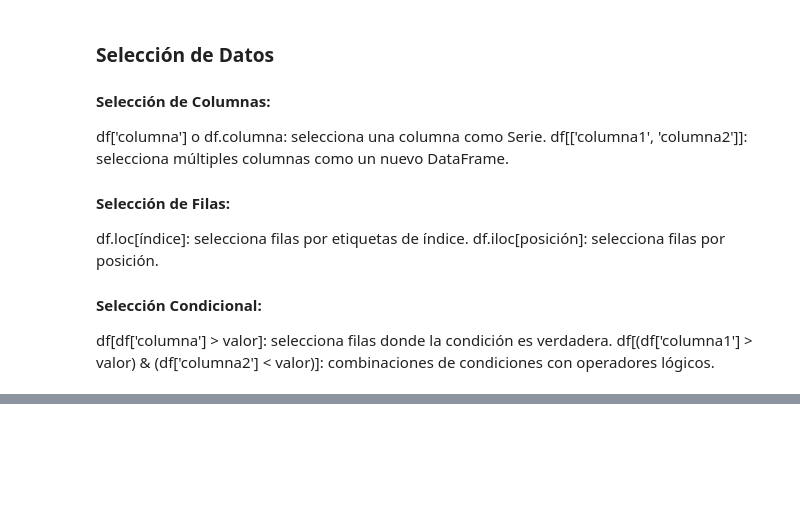
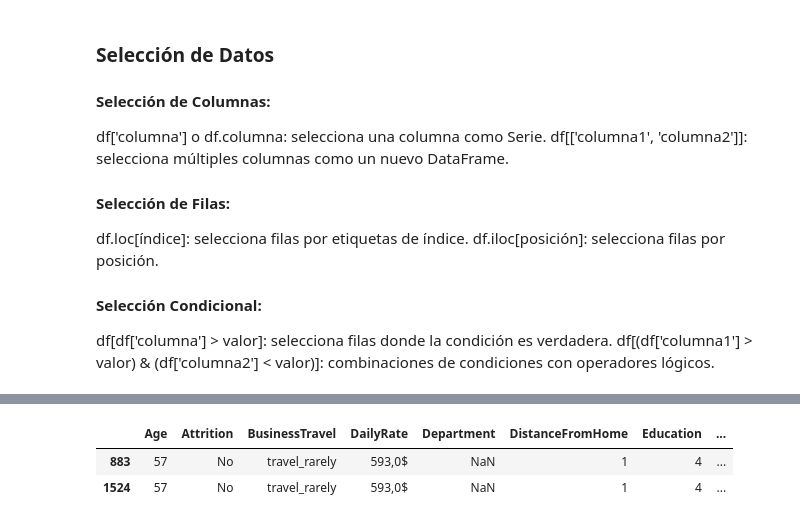
Before and after one commit to LuanaMagnabosco/Project-da-promo-A-modulo-3-team-2, a Jupyter notebook: fase-1.ipynb, the cells around one changed output, grey strips where cells are left out. Drawn from its saved outputs; the diff is of its cells as text; code cells hidden in the pictures; blank space fills up the shorter version.

```diff
--- a/fase-1.ipynb
+++ b/fase-1.ipynb
@@ -7,6 +7,8 @@ import pandas as pd
 # %%
 # Leo archivo CSV
 hr_raw = pd.read_csv("HR RAW DATA.csv", index_col=0)
+
+pd.set_option('display.max_columns', None)
 # %%
 df_hr_raw = pd.DataFrame(hr_raw)
 df_hr_raw
@@ -360,0 +444,8 @@ df[(df['columna1'] > valor) & (df['columna2'] < valor)]: combinaciones de condic
+# %%
+# compruebo qué pasa con uno del los que se repite
+df_hr_raw.loc[df_hr_raw['employeenumber'] == '482,0'] # misma persona pero que se ha actualizado los datos
+#Job Role - estandarizar texto
+# %% [output]
+|  | Age | Attrition | BusinessTravel | DailyRate | Department | DistanceFromHome | Education | ... |
+| 883 | 57 | No | travel_rarely | 593,0$ | NaN | 1 | 4 | ... |
+| 1524 | 57 | No | travel_rarely | 593,0$ | NaN | 1 | 4 | ... |
```
Also changed, not shown: parts of 18 cells of this notebook.
